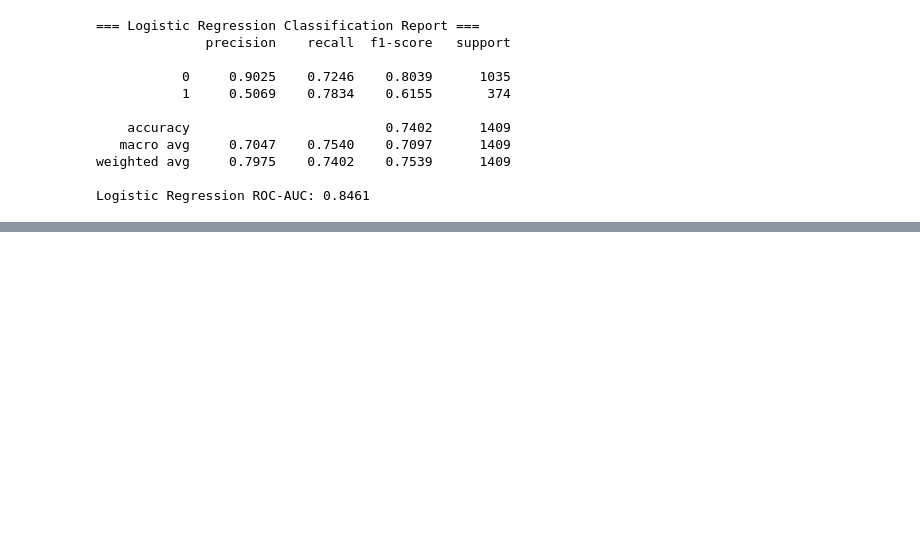
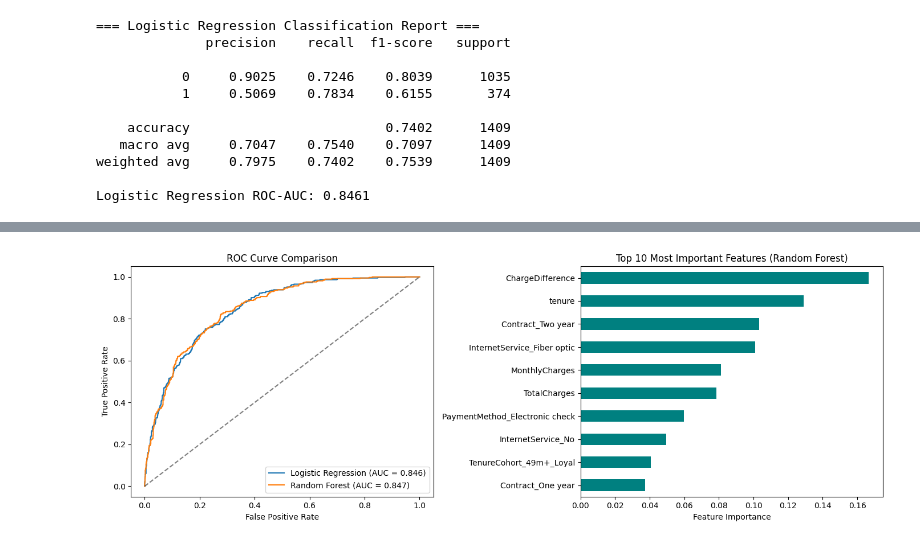
Before and after one commit to ShahriarKamal2/Research-Practice, a Jupyter notebook: experiment.ipynb, the cells around one changed output, grey strips where cells are left out. Saved outputs shown, nothing was run; the diff lists cells and outputs as text; code cells hidden in the pictures; blank space fills up the shorter version.

Commit message:
Add Random Forest model, evaluation plots, and final findings

```diff
--- a/experiment.ipynb
+++ b/experiment.ipynb
@@ -105,3 +105,26 @@ print(f"Logistic Regression ROC-AUC: {roc_auc_score(y_test, y_prob_lr):.4f}")
 weighted avg     0.7975    0.7402    0.7539      1409
 
 Logistic Regression ROC-AUC: 0.8461
+# %%
+rf_model = RandomForestClassifier(
+    n_estimators=300, max_depth=8, min_samples_leaf=10,
+    class_weight="balanced", random_state=42, n_jobs=-1
+)
+rf_model.fit(X_train, y_train)
+
+y_pred_rf = rf_model.predict(X_test)
+y_prob_rf = rf_model.predict_proba(X_test)[:, 1]
+
+print("=== Random Forest Classification Report ===")
+print(classification_report(y_test, y_pred_rf, digits=4))
+print(f"Random Forest ROC-AUC: {roc_auc_score(y_test, y_prob_rf):.4f}")
+
+results_df = pd.DataFrame({
+    "Model": ["Logistic Regression (Baseline)", "Random Forest (Tuned Depth)"],
+    "Precision (Churn=1)": [precision_score(y_test, y_pred_lr), precision_score(y_test, y_pred_rf)],
+    "Recall (Churn=1)": [recall_score(y_test, y_pred_lr), recall_score(y_test, y_pred_rf)],
+    "F1-Score (Churn=1)": [f1_score(y_test, y_pred_lr), f1_score(y_test, y_pred_rf)],
+    "ROC-AUC": [roc_auc_score(y_test, y_prob_lr), roc_auc_score(y_test, y_prob_rf)]
+}).round(4)
+
+display(results_df)
@@ -107,0 +146,23 @@ Logistic Regression ROC-AUC: 0.8461
+# %%
+fig, axes = plt.subplots(1, 2, figsize=(14, 5))
+
+fpr_lr, tpr_lr, _ = roc_curve(y_test, y_prob_lr)
+fpr_rf, tpr_rf, _ = roc_curve(y_test, y_prob_rf)
+axes[0].plot(fpr_lr, tpr_lr, label=f"Logistic Regression (AUC = {roc_auc_score(y_test, y_prob_lr):.3f})")
+axes[0].plot(fpr_rf, tpr_rf, label=f"Random Forest (AUC = {roc_auc_score(y_test, y_prob_rf):.3f})")
+axes[0].plot([0, 1], [0, 1], "k--", alpha=0.5)
+axes[0].set_title("ROC Curve Comparison")
+axes[0].set_xlabel("False Positive Rate")
+axes[0].set_ylabel("True Positive Rate")
+axes[0].legend()
+
+# Plot 2: Random Forest Top 10 Features
+importances = pd.Series(rf_model.feature_importances_, index=X_train.columns).nlargest(10)
+importances.sort_values().plot(kind="barh", ax=axes[1], color="teal")
+axes[1].set_title("Top 10 Most Important Features (Random Forest)")
+axes[1].set_xlabel("Feature Importance")
+
+plt.tight_layout()
+plt.show()
+# %% [output]
+[figure, added]
```
Also changed, not shown: parts of 2 cells of this notebook.
